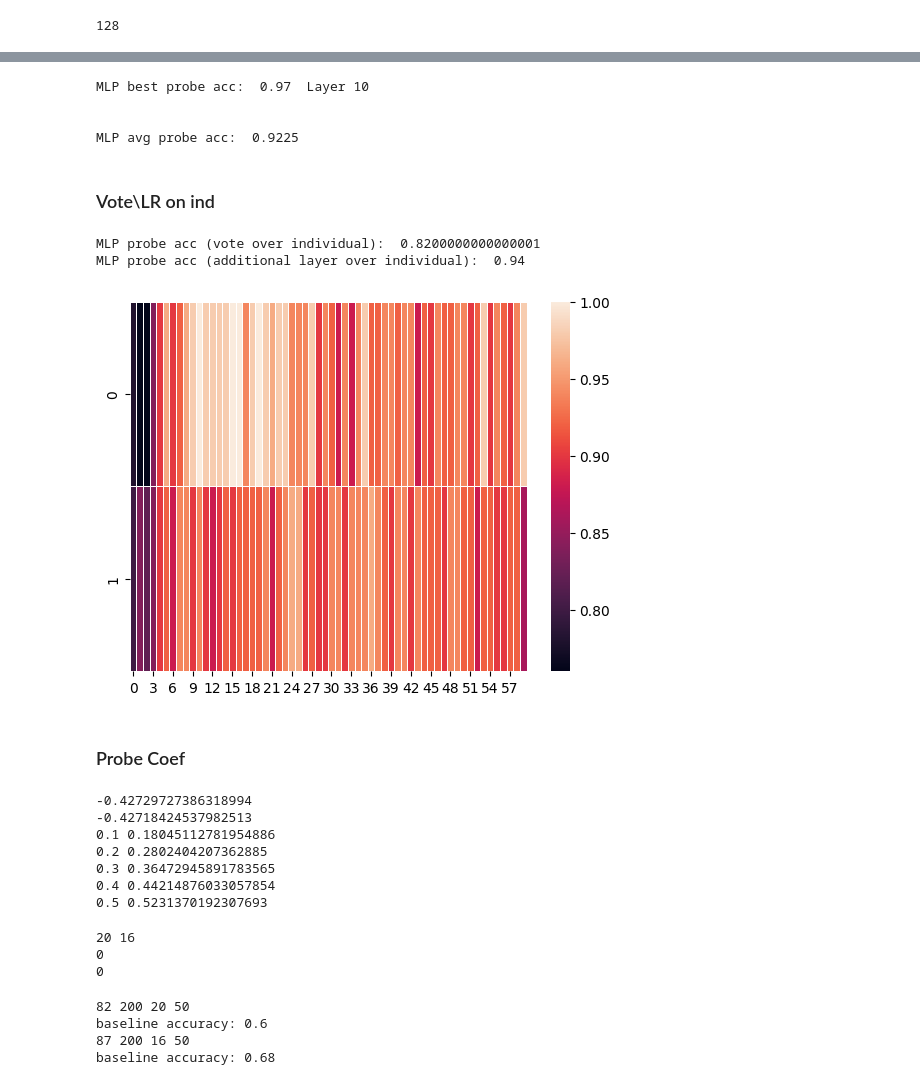
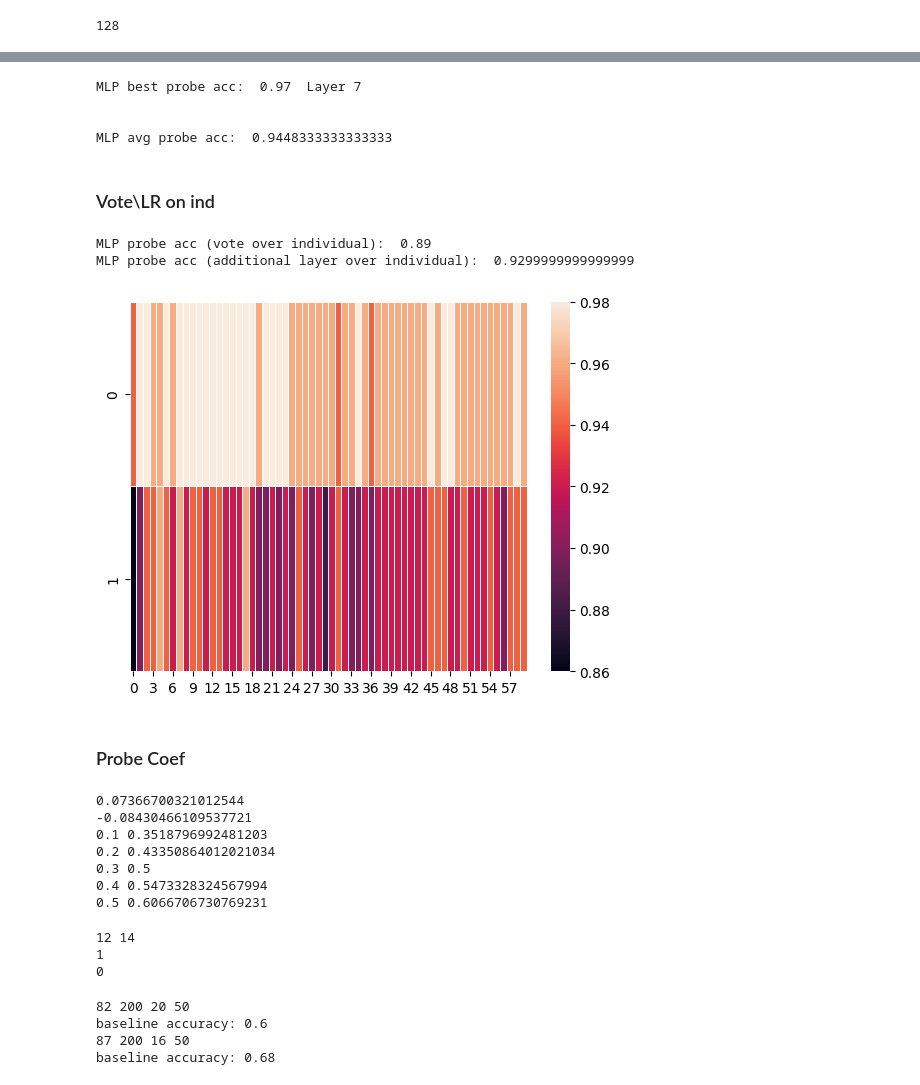
Before and after one commit to itsmemala/honest_llama, a Jupyter notebook: ITI.ipynb, the cells around one changed output, grey strips where cells are left out. Drawn from its saved outputs; the diff is of its cells as text; code cells hidden in the pictures.

```diff
--- a/ITI.ipynb
+++ b/ITI.ipynb
@@ -766,44 +929,44 @@ python mlp_probe_mi.py flan_33B --dataset_name counselling --error_type completi
 # %%
 import numpy as np
-mlp_probe_accs = np.load('/content/gdrive/MyDrive/honest_llama/probes/flan_33B_counselling_2_ind_mlp_probe_accs.npy')
+mlp_probe_accs = np.load('/content/gdrive/MyDrive/honest_llama/probes/flan_33B_counselling_completion_2_ind_mlp_probe_accs.npy')
 
 print('MLP best probe acc: ',np.max(np.mean(mlp_probe_accs, axis=0)), ' Layer', np.argmax(np.mean(mlp_probe_accs, axis=0)))
 print('\n')
 print('MLP avg probe acc: ',np.mean(mlp_probe_accs))
 # %% [output]
-MLP best probe acc:  0.97  Layer 10
+MLP best probe acc:  0.97  Layer 7
 
 
-MLP avg probe acc:  0.9225
+MLP avg probe acc:  0.9448333333333333
 # %% [markdown]
 ### Vote\LR on ind
 # %%
 import numpy as np
-mlp_probe_accs = np.load('/content/gdrive/MyDrive/honest_llama/probes/flan_33B_counselling_2_vote_on_ind_mlp_probe_accs.npy')
+mlp_probe_accs = np.load('/content/gdrive/MyDrive/honest_llama/probes/flan_33B_counselling_completion_2_vote_on_ind_mlp_probe_accs.npy')
 print('MLP probe acc (vote over individual): ',np.mean(mlp_probe_accs))
-mlp_probe_accs = np.load('/content/gdrive/MyDrive/honest_llama/probes/flan_33B_counselling_2_lr_on_ind_mlp_probe_accs.npy')
+mlp_probe_accs = np.load('/content/gdrive/MyDrive/honest_llama/probes/flan_33B_counselling_completion_2_lr_on_ind_mlp_probe_accs.npy')
 print('MLP probe acc (additional layer over individual): ',np.mean(mlp_probe_accs))
 # %% [output]
-MLP probe acc (vote over individual):  0.8200000000000001
-MLP probe acc (additional layer over individual):  0.94
+MLP probe acc (vote over individual):  0.89
+MLP probe acc (additional layer over individual):  0.9299999999999999
 # %%
 import numpy as np
 import seaborn as sns
 import matplotlib.pyplot as plt
-mlp_probe_accs = np.load('/content/gdrive/MyDrive/honest_llama/probes/flan_33B_counselling_2_ind_mlp_probe_accs.npy')
+mlp_probe_accs = np.load('/content/gdrive/MyDrive/honest_llama/probes/flan_33B_counselling_completion_2_ind_mlp_probe_accs.npy')
 
 
 sns.heatmap(mlp_probe_accs, linewidth=0.5)
 plt.show()
 # %% [output]
-[figure, old version]
+[figure, new version]
 # %% [markdown]
 ### Probe Coef
 # %%
 import numpy as np
 import seaborn as sns
 import matplotlib.pyplot as plt
-mlp_probe_coef = np.load('/content/gdrive/MyDrive/honest_llama/probes/flan_33B_counselling_2_ind_mlp_probe_coef.npy')
+mlp_probe_coef = np.load('/content/gdrive/MyDrive/honest_llama/probes/flan_33B_counselling_completion_2_ind_mlp_probe_coef.npy')
 
 mlp_probe_coef.shape
 mlp_probe_coef = mlp_probe_coef.reshape(2,60,6656)
@@ -814,27 +977,27 @@ for fold in [0,1]:
 
 # sns.heatmap(var, linewidth=0.5)
 
-mlp_probe_accs = np.load('/content/gdrive/MyDrive/honest_llama/probes/flan_33B_counselling_2_ind_mlp_probe_accs.npy')
+mlp_probe_accs = np.load('/content/gdrive/MyDrive/honest_llama/probes/flan_33B_counselling_completion_2_ind_mlp_probe_accs.npy')
 print(np.corrcoef(mlp_probe_accs[0],var[0])[0,1])
 print(np.corrcoef(mlp_probe_accs[1],var[1])[0,1])
 
 for top_perc in [0.1,0.2,0.3,0.4,0.5]:
     topx = int(mlp_probe_coef.shape[2]*top_perc)
-    val0_top = np.argsort(np.absolute(mlp_probe_coef[0][10]))[-topx:]
-    val1_top = np.argsort(np.absolute(mlp_probe_coef[1][10]))[-topx:]
+    val0_top = np.argsort(np.absolute(mlp_probe_coef[0][7]))[-topx:]
+    val1_top = np.argsort(np.absolute(mlp_probe_coef[1][7]))[-topx:]
     print(top_perc,np.sum([1 for idx in val0_top if idx in val1_top])/topx)
 # %% [output]
--0.42729727386318994
--0.42718424537982513
-0.1 0.18045112781954886
-0.2 0.2802404207362885
-0.3 0.36472945891783565
-0.4 0.44214876033057854
-0.5 0.5231370192307693
+0.07366700321012544
+-0.08430466109537721
+0.1 0.3518796992481203
+0.2 0.43350864012021034
+0.3 0.5
+0.4 0.5473328324567994
+0.5 0.6066706730769231
 # %%
 import numpy as np
-mlp_probe_pred = np.load('/content/gdrive/MyDrive/honest_llama/probes/flan_33B_counselling_2_vote_on_ind_mlp_probe_pred.npy',allow_pickle=True)
-y_true = np.load('/content/gdrive/MyDrive/honest_llama/probes/flan_33B_counselling_2_vote_on_ind_mlp_probe_true.npy',allow_pickle=True)
+mlp_probe_pred = np.load('/content/gdrive/MyDrive/honest_llama/probes/flan_33B_counselling_completion_2_vote_on_ind_mlp_probe_pred.npy',allow_pickle=True)
+y_true = np.load('/content/gdrive/MyDrive/honest_llama/probes/flan_33B_counselling_completion_2_vote_on_ind_mlp_probe_true.npy',allow_pickle=True)
 
 print(sum(y_true[0]), sum(y_true[1]))
 
@@ -848,9 +1011,9 @@ for fold in [0,1]:
 print(len(ind_hard_samples[0]))
 print(len(ind_hard_samples[1]))
 # %% [output]
-20 16
+12 14
+1
 0
-0
 # %%
 np.random.seed(42)
 labels = np.load(f"/content/gdrive/MyDrive/honest_llama/responses/flan_33B_annomi_greedy_responses_500_parrotting_labels.npy")
```
Also changed, not shown: parts of 9 cells of this notebook, 1 other file.
